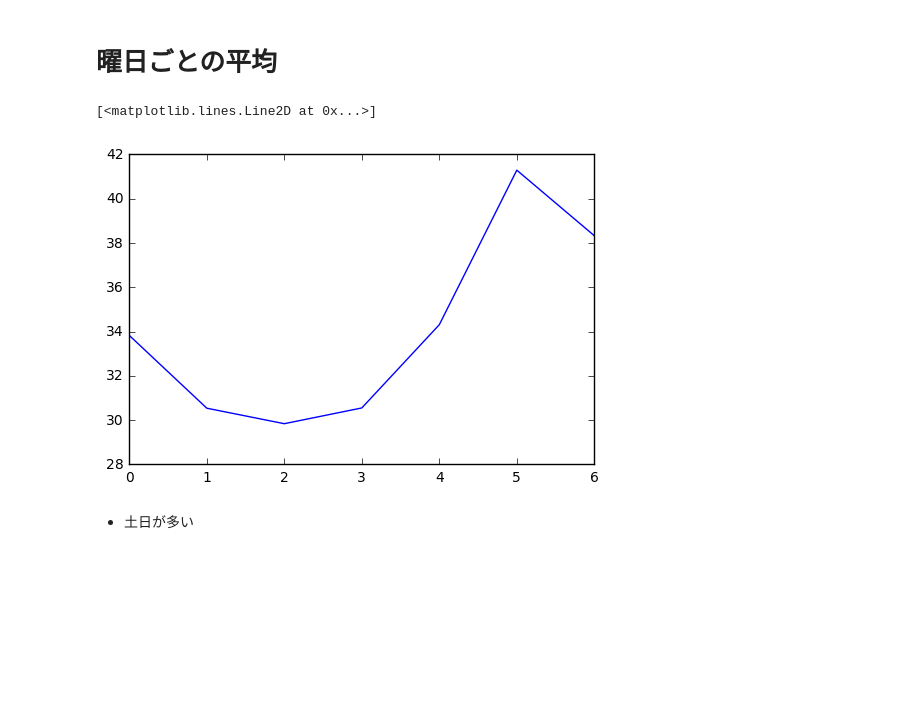
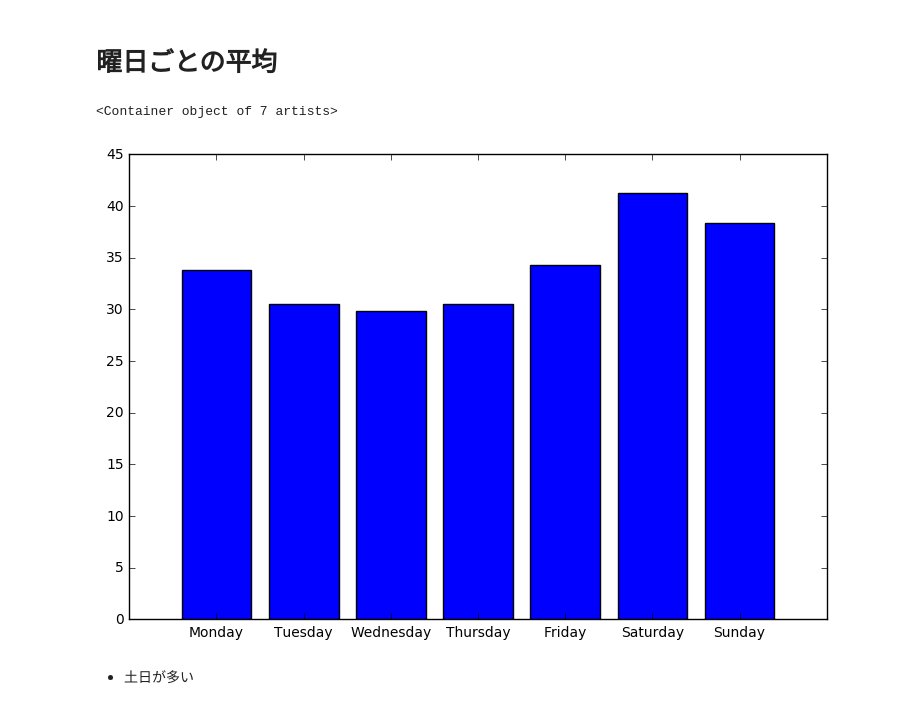
Before and after one commit to tacchan7412/gci2017_team12, a Jupyter notebook: notebooks/data_watching_koga.ipynb, the cells around one changed output. Saved outputs shown, nothing was run; the diff lists cells and outputs as text; code cells hidden in the pictures; blank space fills up the shorter version.

```diff
--- a/notebooks/data_watching_koga.ipynb
+++ b/notebooks/data_watching_koga.ipynb
@@ -29,11 +33,13 @@ plt.plot(train_df.groupby("DayofMonth")["y"].mean(),)
 - 月末が多い
 # %% [markdown]
 # 曜日ごとの平均
-# %%
-plt.plot(train_df.groupby("DayofWeek")["y"].mean(),label='train')
-# %% [output]
-[<matplotlib.lines.Line2D at 0x...>]
-[figure, removed]
+# %%
+plt.figure(figsize=(9, 6))
+dayOfWeek = ['Monday', 'Tuesday', 'Wednesday', 'Thursday', 'Friday', 'Saturday', 'Sunday']
+plt.bar(left=np.arange(0,7) ,height=train_df.groupby("DayofWeek")["y"].mean(), tick_label=dayOfWeek, align='center')
+# %% [output]
+<Container object of 7 artists>
+[figure, added]
 # %% [markdown]
 - 土日が多い
 # %% [markdown]
```
Also changed, not shown: parts of 12 cells of this notebook.
